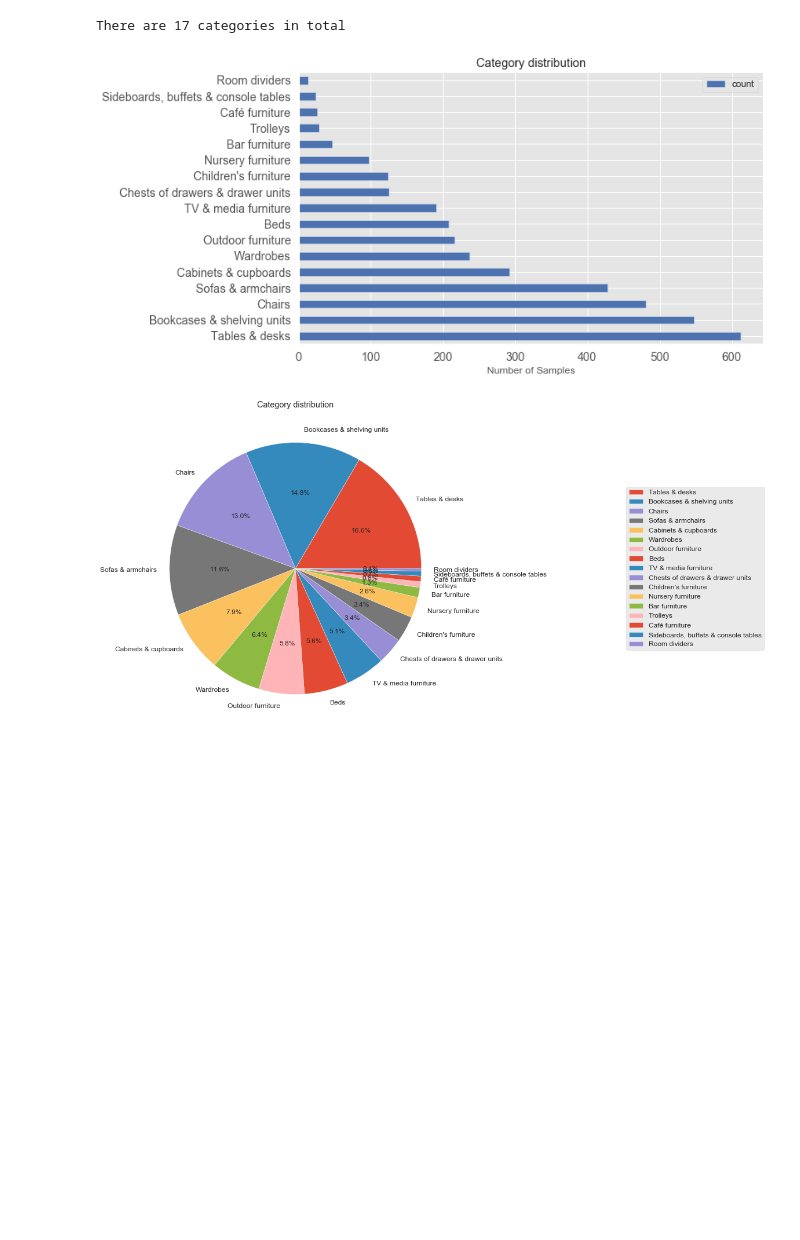
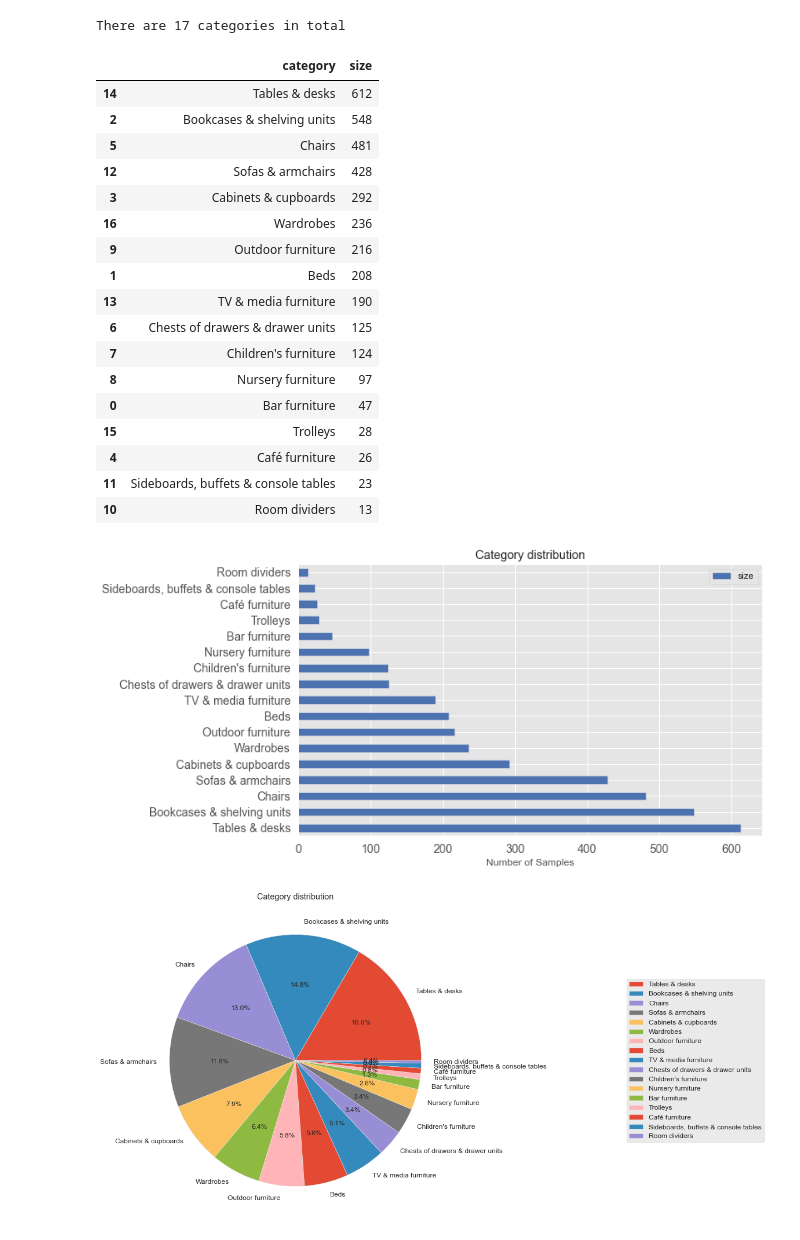
Before and after one commit to XiaotongMeng/IKEA_Furniture, a Jupyter notebook: IKEA Furniture.ipynb, the cells around one changed output. Saved outputs shown, nothing was run; the diff lists cells and outputs as text; code cells hidden in the pictures; blank space fills up the shorter version.

```diff
--- a/IKEA Furniture.ipynb
+++ b/IKEA Furniture.ipynb
@@ -97,12 +105,32 @@ print('There are ' + str(nun) + ' categories in total' )
 # %% [output]
 There are 17 categories in total
 # %%
-type_df = IKEA_df.groupby('category')['item_id'].count().reset_index(name='count').sort_values(['count'], ascending=False)
+type_df = IKEA_df.groupby('category').size().reset_index(name='size').sort_values(['size'], ascending=False)
+type_df
+# %% [output]
+|  | category | size |
+| 14 | Tables & desks | 612 |
+| 2 | Bookcases & shelving units | 548 |
+| 5 | Chairs | 481 |
+| 12 | Sofas & armchairs | 428 |
+| 3 | Cabinets & cupboards | 292 |
+| 16 | Wardrobes | 236 |
+| 9 | Outdoor furniture | 216 |
+| 1 | Beds | 208 |
+| 13 | TV & media furniture | 190 |
+| 6 | Chests of drawers & drawer units | 125 |
+| 7 | Children's furniture | 124 |
+| 8 | Nursery furniture | 97 |
+| 0 | Bar furniture | 47 |
+| 15 | Trolleys | 28 |
+| 4 | Café furniture | 26 |
+| 11 | Sideboards, buffets & console tables | 23 |
+| 10 | Room dividers | 13 |
 # %%
 ax1 = type_df.set_index('category').plot.barh(rot=0, title='Category distribution',color = 'b',figsize=(10,6), fontsize=14)
 ax1.set_xlabel("Number of Samples")
 ax1.set_ylabel('')
 ax1.figure.savefig('category distribution.jpg',bbox_inches = 'tight')
 # %% [output]
-[figure, old version]
+[figure, new version]
 # %%
```
Also changed, not shown: parts of 64 cells of this notebook, 14 other files.
